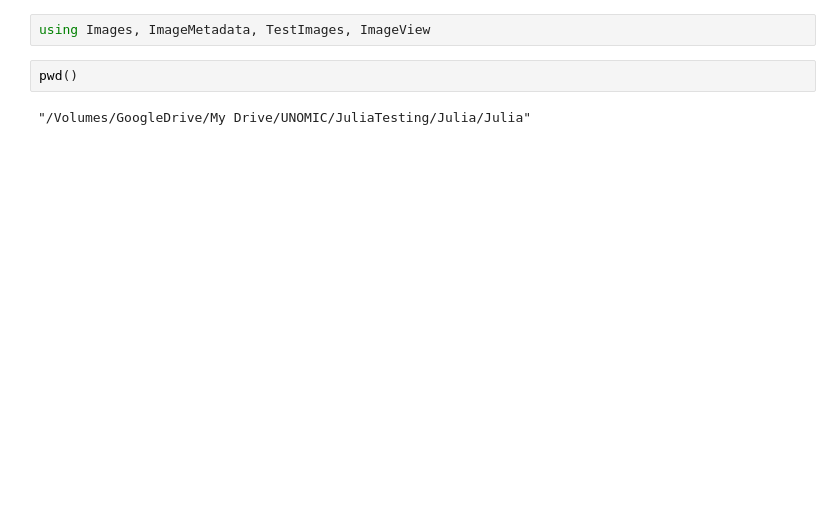
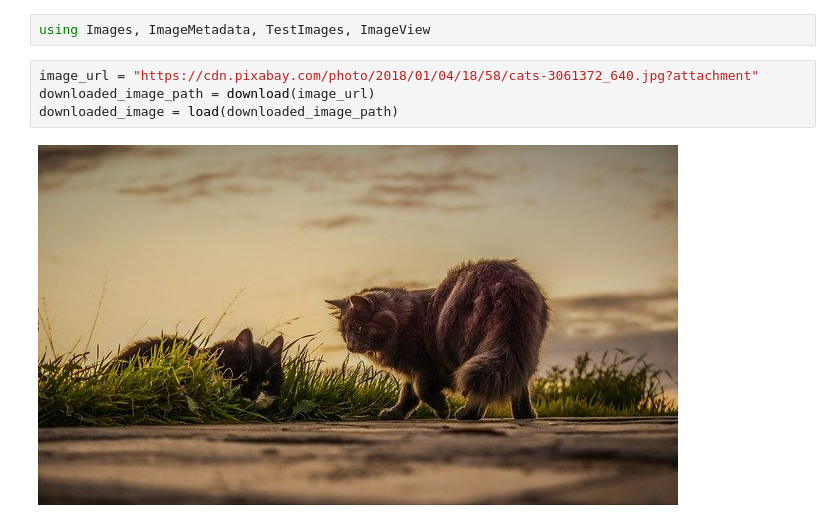
Before and after one commit to saikhu/Hands-On-Computer-Vision-with-Julia, a Jupyter notebook: 01_Chap.ipynb, the cells around one changed output. Saved outputs shown, nothing was run; the diff lists cells and outputs as text; blank space fills up the shorter version.

```diff
--- a/01_Chap.ipynb
+++ b/01_Chap.ipynb
@@ -27,6 +27,8 @@ Dict{String, Any} with 4 entries:
 # %%
 using Images, ImageMetadata, TestImages, ImageView
-# %%
-pwd()
-# %% [output]
-"/Volumes/GoogleDrive/My Drive/UNOMIC/JuliaTesting/Julia/Julia"
+# %%
+image_url = "https://cdn.pixabay.com/photo/2018/01/04/18/58/cats-3061372_640.jpg?attachment"
+downloaded_image_path = download(image_url)
+downloaded_image = load(downloaded_image_path)
+# %% [output]
+[figure, added]
```
Also changed, not shown: parts of 12 cells of this notebook, 4 other files.
